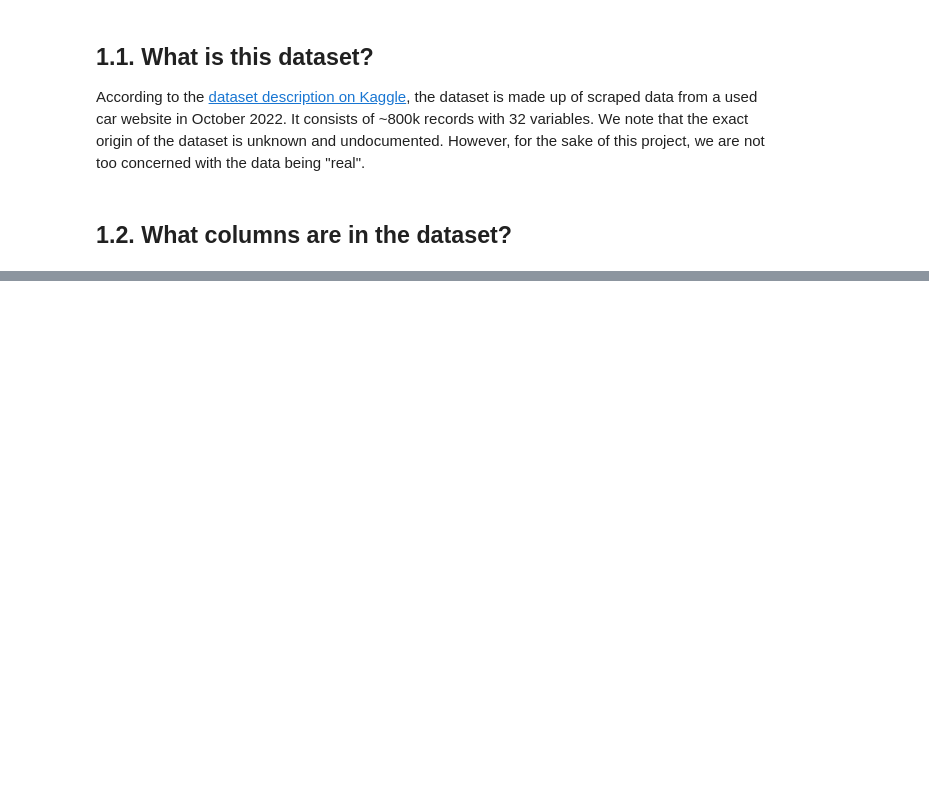
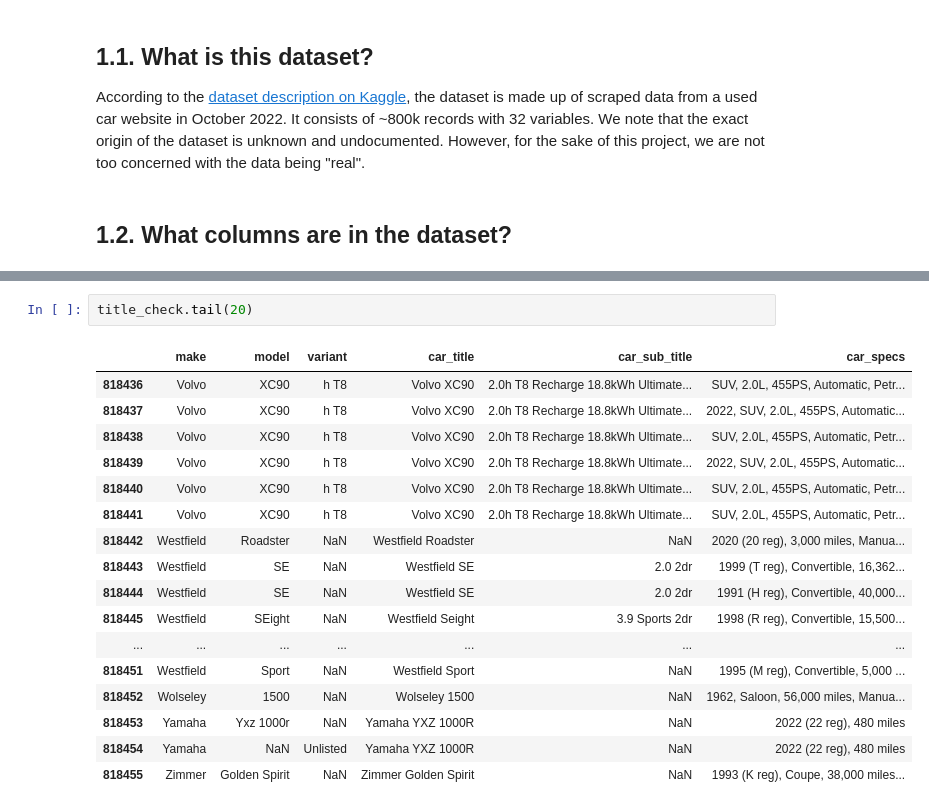
Before and after one commit to jenboc/used-car-price-prediction, a Jupyter notebook: notebooks/01_initial.ipynb, the cells around one changed output, grey strips where cells are left out. Cells and saved outputs as stored; diff of their text form; blank space fills up the shorter version.

```diff
--- a/notebooks/01_initial.ipynb
+++ b/notebooks/01_initial.ipynb
@@ -204,0 +80,20 @@ df[df["num_owner"] == 0]
+# %%
+title_check.tail(20)
+# %% [output]
+|  | make | model | variant | car_title | car_sub_title | car_specs |
+| 818436 | Volvo | XC90 | h T8 | Volvo XC90 | 2.0h T8 Recharge 18.8kWh Ultimate... | SUV, 2.0L, 455PS, Automatic, Petr... |
+| 818437 | Volvo | XC90 | h T8 | Volvo XC90 | 2.0h T8 Recharge 18.8kWh Ultimate... | 2022, SUV, 2.0L, 455PS, Automatic... |
+| 818438 | Volvo | XC90 | h T8 | Volvo XC90 | 2.0h T8 Recharge 18.8kWh Ultimate... | SUV, 2.0L, 455PS, Automatic, Petr... |
+| 818439 | Volvo | XC90 | h T8 | Volvo XC90 | 2.0h T8 Recharge 18.8kWh Ultimate... | 2022, SUV, 2.0L, 455PS, Automatic... |
+| 818440 | Volvo | XC90 | h T8 | Volvo XC90 | 2.0h T8 Recharge 18.8kWh Ultimate... | SUV, 2.0L, 455PS, Automatic, Petr... |
+| 818441 | Volvo | XC90 | h T8 | Volvo XC90 | 2.0h T8 Recharge 18.8kWh Ultimate... | SUV, 2.0L, 455PS, Automatic, Petr... |
+| 818442 | Westfield | Roadster | NaN | Westfield Roadster | NaN | 2020 (20 reg), 3,000 miles, Manua... |
+| 818443 | Westfield | SE | NaN | Westfield SE | 2.0 2dr | 1999 (T reg), Convertible, 16,362... |
+| 818444 | Westfield | SE | NaN | Westfield SE | 2.0 2dr | 1991 (H reg), Convertible, 40,000... |
+| 818445 | Westfield | SEight | NaN | Westfield Seight | 3.9 Sports 2dr | 1998 (R reg), Convertible, 15,500... |
+| ... | ... | ... | ... | ... | ... | ... |
+| 818451 | Westfield | Sport | NaN | Westfield Sport | NaN | 1995 (M reg), Convertible, 5,000 ... |
+| 818452 | Wolseley | 1500 | NaN | Wolseley 1500 | NaN | 1962, Saloon, 56,000 miles, Manua... |
+| 818453 | Yamaha | Yxz 1000r | NaN | Yamaha YXZ 1000R | NaN | 2022 (22 reg), 480 miles |
+| 818454 | Yamaha | NaN | Unlisted | Yamaha YXZ 1000R | NaN | 2022 (22 reg), 480 miles |
+| 818455 | Zimmer | Golden Spirit | NaN | Zimmer Golden Spirit | NaN | 1993 (K reg), Coupe, 38,000 miles... |
```
Also changed, not shown: parts of 41 cells of this notebook.
